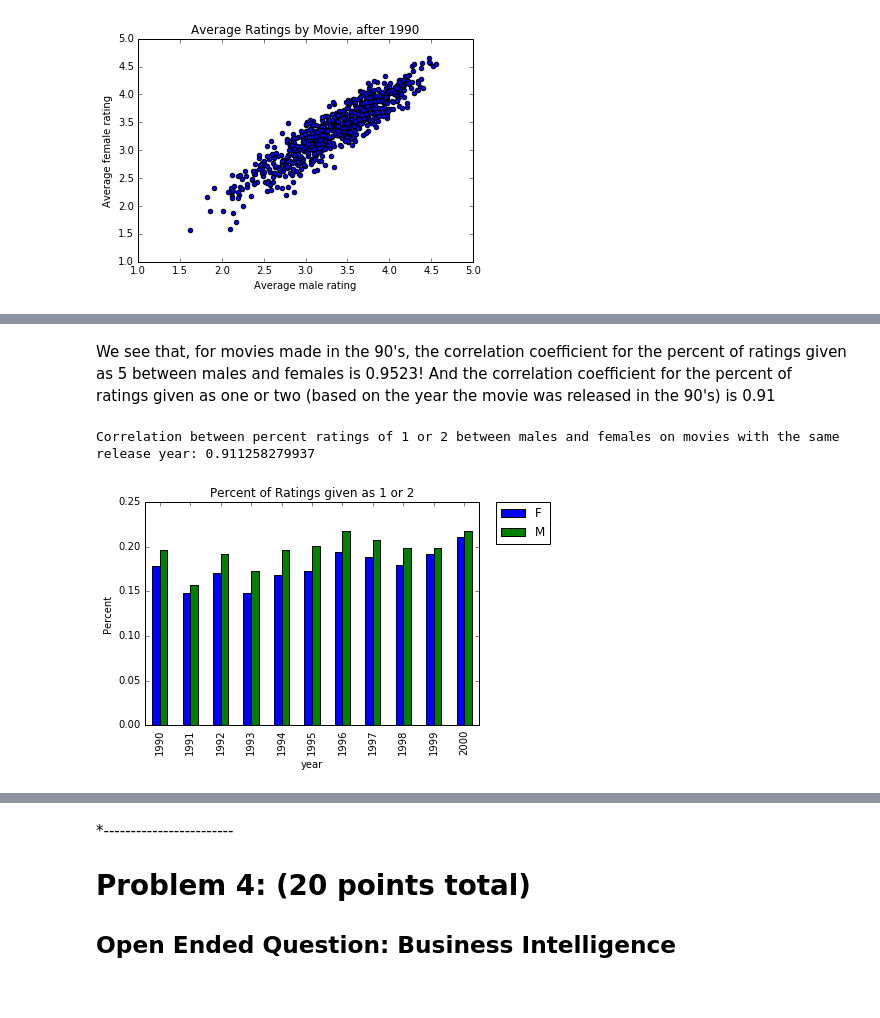
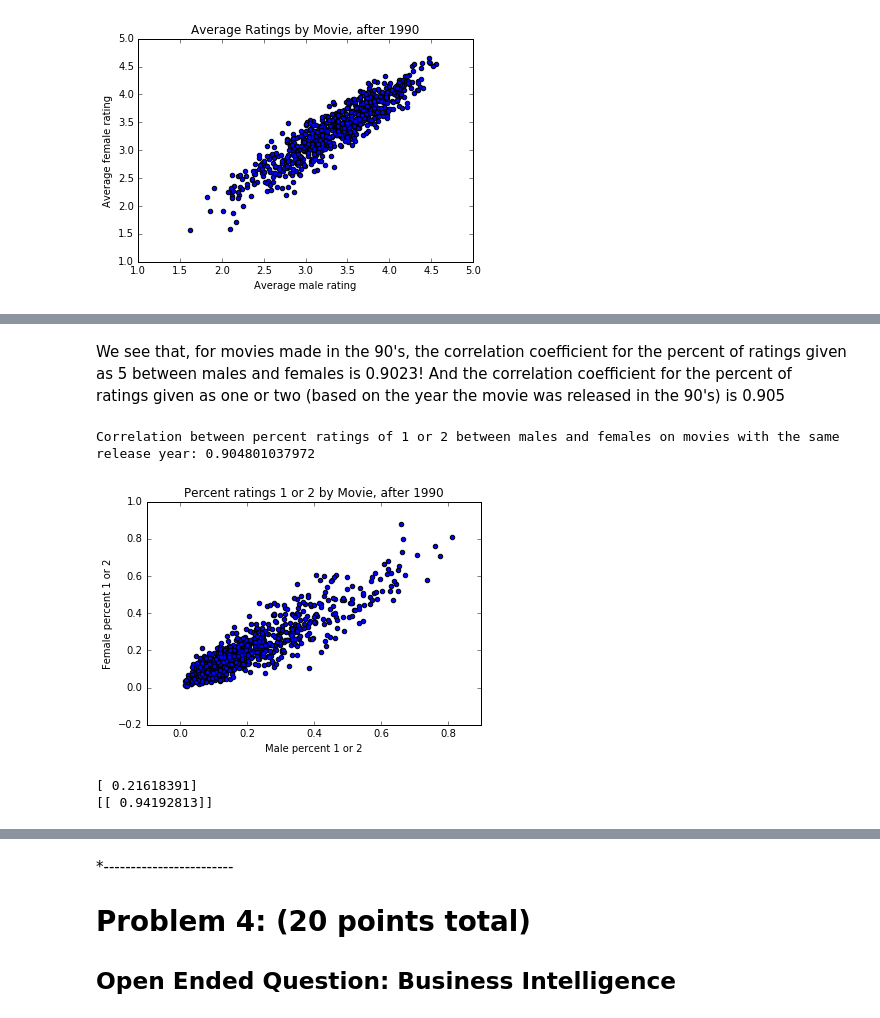
Before and after one commit to awkweb/DS501, a Jupyter notebook: 2/CaseStudy2.ipynb, the cells around one changed output, grey strips where cells are left out. Cells and saved outputs as stored; diff of their text form; code cells hidden in the pictures.

```diff
--- a/2/CaseStudy2.ipynb
+++ b/2/CaseStudy2.ipynb
@@ -955,0 +965,9 @@ Improvement!  This is a larger correlation coefficient than the overall average,
+# %%
+# Determine which movies have "Comedy" listed within its genres.
+genres = data['genres']
+all_genres = [string.split('|') for string in genres]
+comedy_truth =  [ 'Comedy' in genres for genres in all_genres]
+comedy_series = pd.DataFrame(comedy_truth, index=data.index)
+data['comedy'] = comedy_series
+
+comedy_data = data.ix[data['comedy'] == True]
@@ -1043,21 +1213,22 @@ Correlation coefficient between percent ratings of 5 between males and females b
 # %% [markdown]
 We see that, for movies made in the 90's, the correlation coefficient for the percent of ratings given as 5 between males and females is
-0.9523! And the correlation coefficient for the percent of ratings given as one or two (based on the year the movie was released in the 90's) is 0.91
+0.9023! And the correlation coefficient for the percent of ratings given as one or two (based on the year the movie was released in the 90's) is 0.905
 # %%
 new_low_data = newest_data[newest_data['rating']<=2]
 
-year_low = new_low_data.pivot_table('rating', index='year', columns='gender', aggfunc='count')
-year_totals = newest_data.pivot_table('rating', index='year', columns='gender', aggfunc='count')
+year_low = new_low_data.pivot_table('rating', index='title', columns='gender', aggfunc='count')
+year_totals = newest_data.pivot_table('rating', index='title', columns='gender', aggfunc='count')
 
 year_low_percents = year_low / year_totals
+year_low_percents = year_low_percents.ix[active_titles]
 
-year_low_percents.plot(kind='bar')
-plt.title('Percent of Ratings given as 1 or 2')
-plt.legend(bbox_to_anchor=(1.05, 1), loc=2, borderaxespad=0.)
-plt.ylabel('Percent')
+plt.scatter(year_low_percents['M'], year_low_percents['F'])
+plt.title('Percent ratings 1 or 2 by Movie, after 1990')
+plt.ylabel('Female percent 1 or 2')
+plt.xlabel('Male percent 1 or 2')
 
 print 'Correlation between percent ratings of 1 or 2 between males and females on movies with the same release year: {0}'.format(
    year_low_percents.M.corr(year_low_percents.F))
 # %% [output]
-Correlation between percent ratings of 1 or 2 between males and females on movies with the same release year: 0.911258279937
+Correlation between percent ratings of 1 or 2 between males and females on movies with the same release year: 0.904801037972
-[figure, old version]
+[figure, new version]
@@ -1063,0 +1251,12 @@ Correlation between percent ratings of 1 or 2 between males and females on movie
+# %%
+# Run the solver
+reg = linear_model.LinearRegression(fit_intercept=True)
+reg.fit(X_train,y_train)
+
+# Compute the slope and intercept of the linear model
+print reg.intercept_
+# Beta_1
+print reg.coef_
+# %% [output]
+[ 0.21618391]
+[[ 0.94192813]]
```
Also changed, not shown: parts of 39 cells of this notebook.
